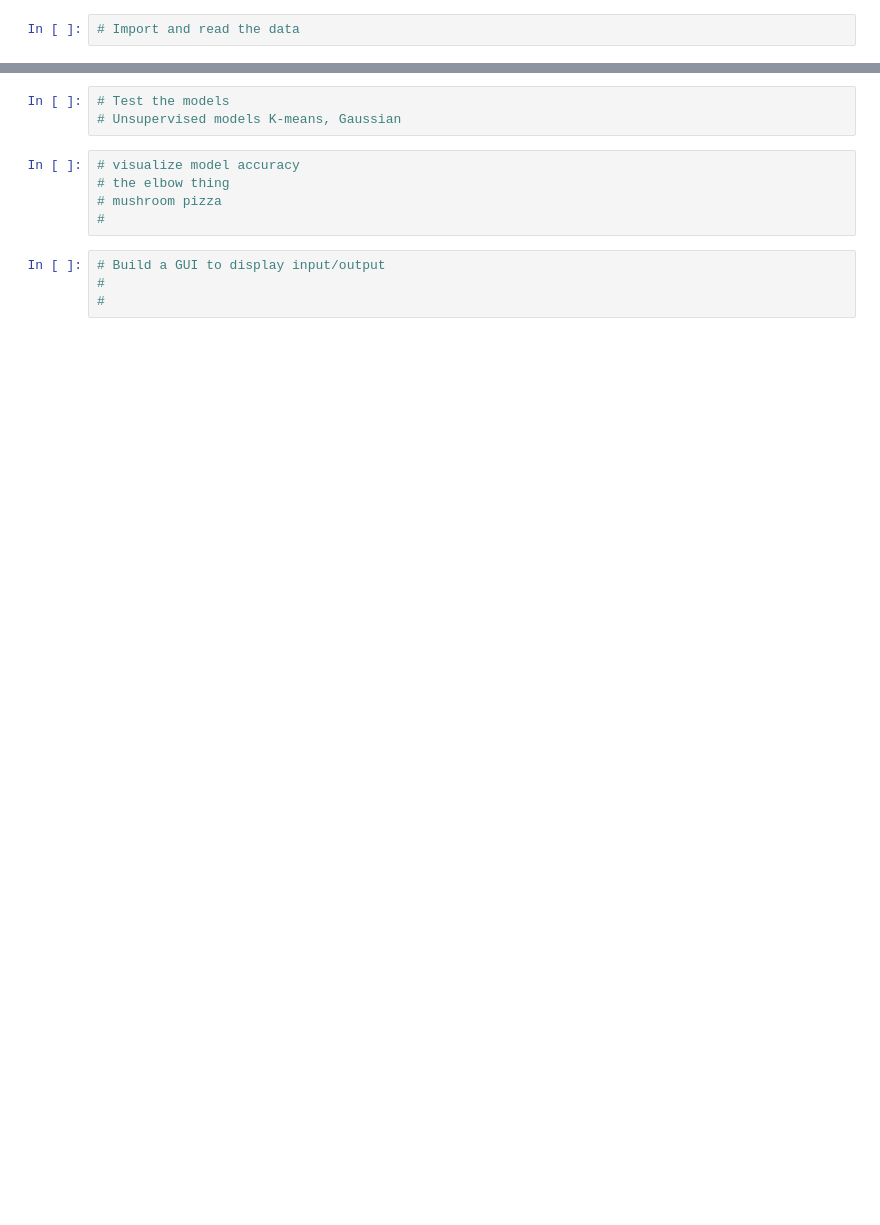
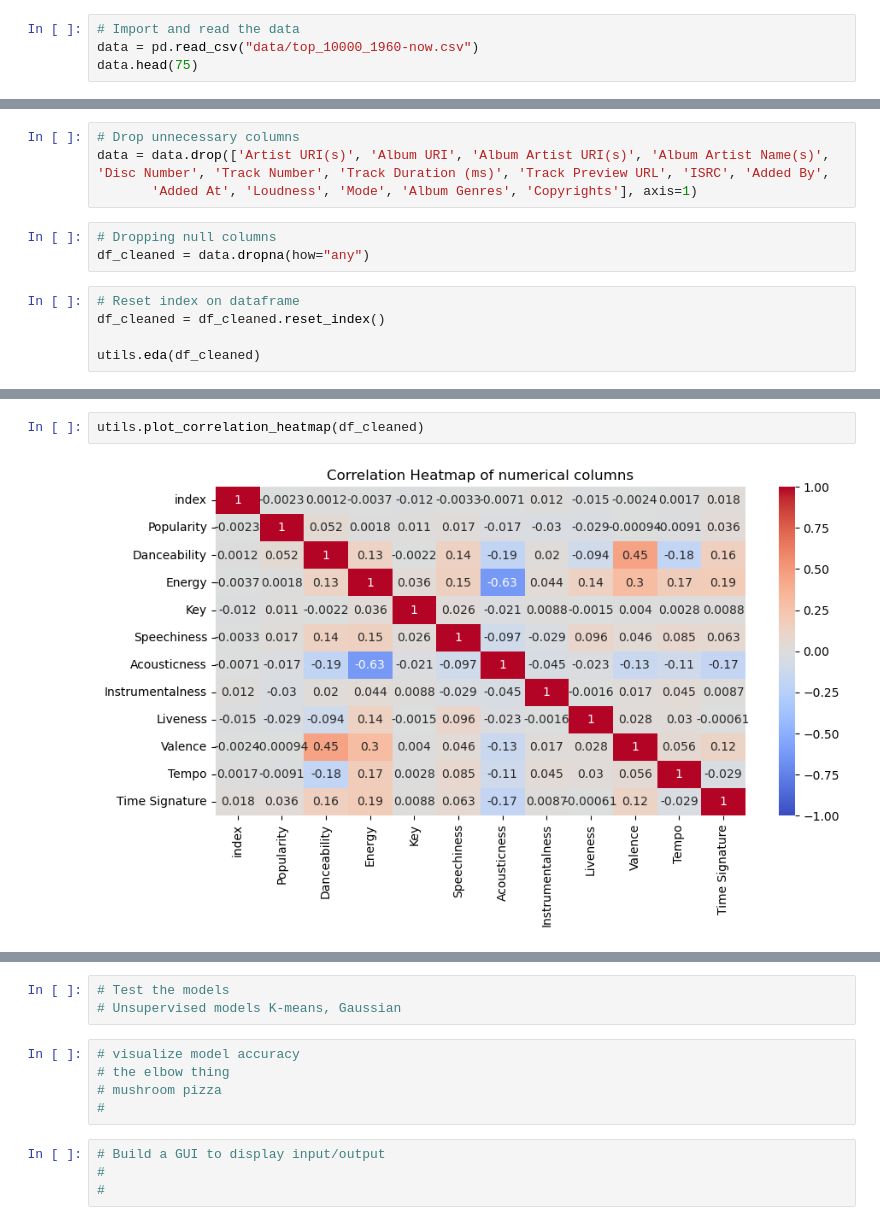
Before and after one commit to dennybett/Song-Recommendation-System, a Jupyter notebook: main.ipynb, the cells around one changed output, grey strips where cells are left out. Cells and saved outputs as stored; diff of their text form; blank space fills up the shorter version.

Commit message:
Add logic and clean dataframe

```diff
--- a/main.ipynb
+++ b/main.ipynb
@@ -20,3 +21,5 @@ import warnings
 warnings.filterwarnings("ignore")
 # %%
 # Import and read the data
+data = pd.read_csv("data/top_10000_1960-now.csv")
+data.head(75)
@@ -24,0 +53,12 @@ warnings.filterwarnings("ignore")
+# %%
+# Drop unnecessary columns
+data = data.drop(['Artist URI(s)', 'Album URI', 'Album Artist URI(s)', 'Album Artist Name(s)', 'Disc Number', 'Track Number', 'Track Duration (ms)', 'Track Preview URL', 'ISRC', 'Added By',
+       'Added At', 'Loudness', 'Mode', 'Album Genres', 'Copyrights'], axis=1)
+# %%
+# Dropping null columns
+df_cleaned = data.dropna(how="any")
+# %%
+# Reset index on dataframe
+df_cleaned = df_cleaned.reset_index()
+
+utils.eda(df_cleaned)
@@ -24,0 +100,4 @@ warnings.filterwarnings("ignore")
+# %%
+utils.plot_correlation_heatmap(df_cleaned)
+# %% [output]
+[figure, added]
```
Also changed, not shown: parts of 17 cells of this notebook.
